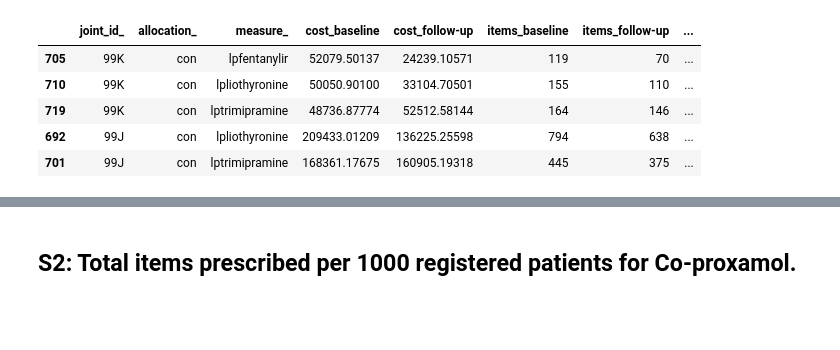
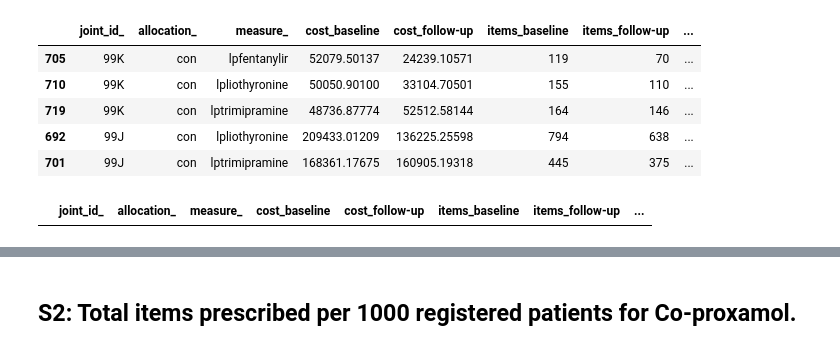
Before and after one commit to ebmdatalab/low-priority-CCG-visit-RCT, a Jupyter notebook: outcomes/Secondary outcome measures for LPP RCT top 3.ipynb, the cells around one changed output, grey strips where cells are left out. Cells and saved outputs as stored; diff of their text form; code cells hidden in the pictures; blank space fills up the shorter version.

```diff
--- a/outcomes/Secondary outcome measures for LPP RCT top 3.ipynb
+++ b/outcomes/Secondary outcome measures for LPP RCT top 3.ipynb
@@ -126,6 +126,11 @@ df4.head()
 | 719 | 99K | con | lptrimipramine | 48736.87774 | 52512.58144 | 164 | 146 | ... |
 | 692 | 99J | con | lpliothyronine | 209433.01209 | 136225.25598 | 794 | 638 | ... |
 | 701 | 99J | con | lptrimipramine | 168361.17675 | 160905.19318 | 445 | 375 | ... |
+# %%
+# check whether any CCGs' top 3 include herbal medicine which was not available as a measure at the time of the intervention
+df4.loc[df4["measure_"]=="lpherbal"]
+# %% [output]
+|  | joint_id_ | allocation_ | measure_ | cost_baseline | cost_follow-up | items_baseline | items_follow-up | ... |
 # %%
 df5 = df4.copy()
 df5 = df5.groupby(["joint_id_","allocation_"]).agg({"cost_baseline":"sum","cost_follow-up":"sum","denominator_baseline":"mean","denominator_follow-up":"mean"})
```
Also changed, not shown: parts of 11 cells of this notebook, 4 other files.
